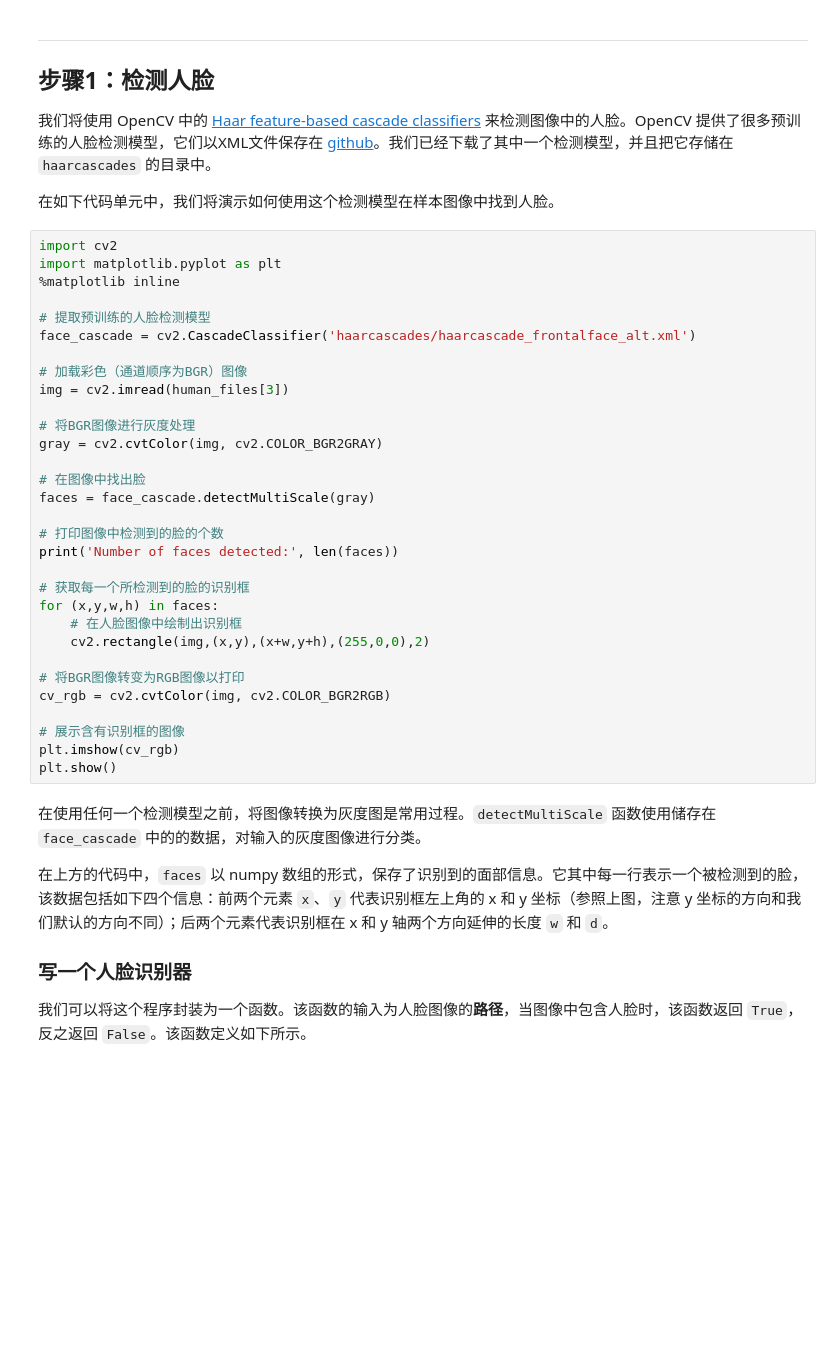
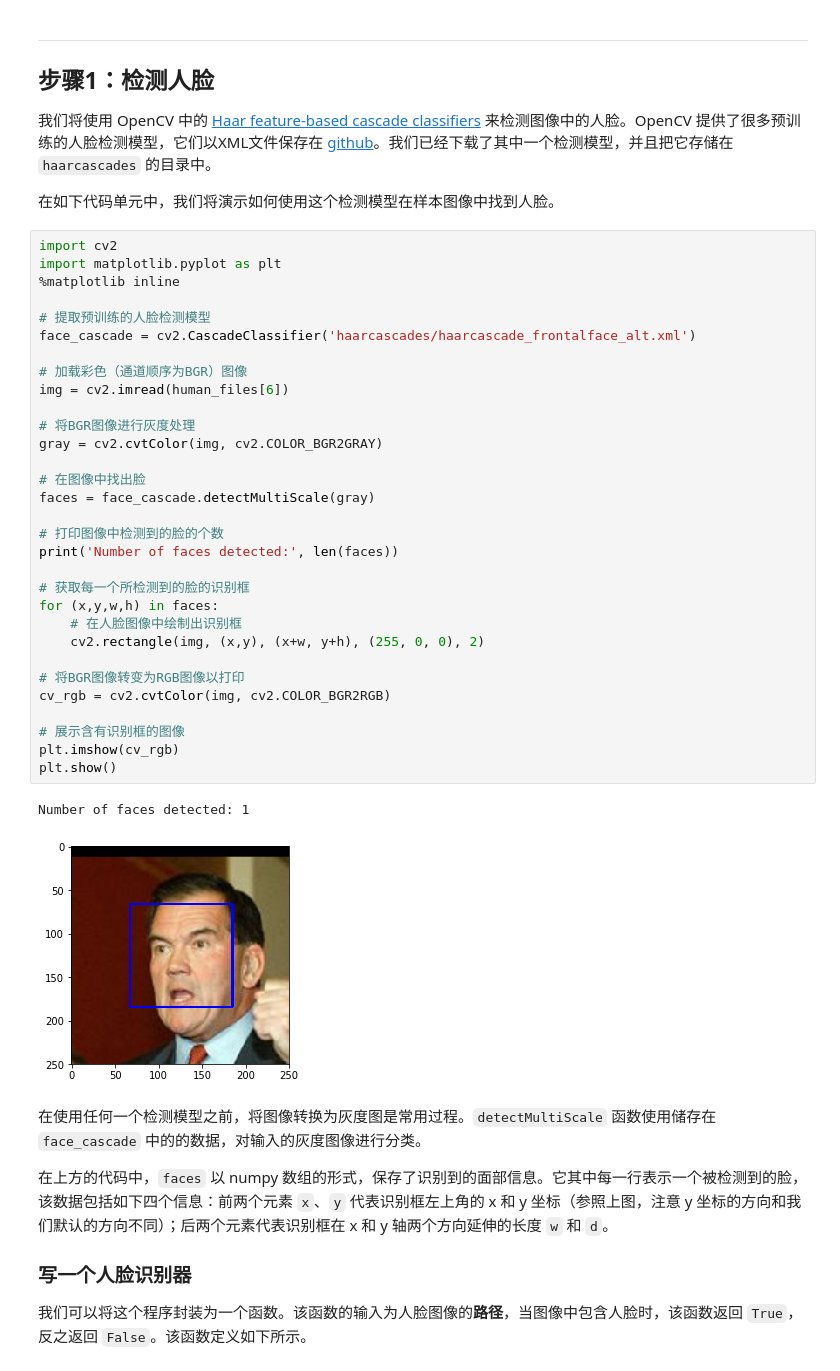
Before and after one commit to chrisway613/dog_projocet, a Jupyter notebook: dog_app.ipynb, the cells around one changed output. Saved outputs shown, nothing was run; the diff lists cells and outputs as text; blank space fills up the shorter version.

```diff
--- a/dog_app.ipynb
+++ b/dog_app.ipynb
@@ -109,34 +121,37 @@ print('There are %d total human images.' % len(human_files))
 # %%
 import cv2
 import matplotlib.pyplot as plt
 %matplotlib inline
 
 # 提取预训练的人脸检测模型
 face_cascade = cv2.CascadeClassifier('haarcascades/haarcascade_frontalface_alt.xml')
 
 # 加载彩色（通道顺序为BGR）图像
-img = cv2.imread(human_files[3])
+img = cv2.imread(human_files[6])
 
 # 将BGR图像进行灰度处理
 gray = cv2.cvtColor(img, cv2.COLOR_BGR2GRAY)
 
 # 在图像中找出脸
 faces = face_cascade.detectMultiScale(gray)
 
 # 打印图像中检测到的脸的个数
 print('Number of faces detected:', len(faces))
 
 # 获取每一个所检测到的脸的识别框
 for (x,y,w,h) in faces:
     # 在人脸图像中绘制出识别框
-    cv2.rectangle(img,(x,y),(x+w,y+h),(255,0,0),2)
+    cv2.rectangle(img, (x,y), (x+w, y+h), (255, 0, 0), 2)
 
 # 将BGR图像转变为RGB图像以打印
 cv_rgb = cv2.cvtColor(img, cv2.COLOR_BGR2RGB)
 
 # 展示含有识别框的图像
 plt.imshow(cv_rgb)
 plt.show()
+# %% [output]
+Number of faces detected: 1
+[figure, added]
 # %% [markdown]
 在使用任何一个检测模型之前，将图像转换为灰度图是常用过程。`detectMultiScale` 函数使用储存在 `face_cascade` 中的的数据，对输入的灰度图像进行分类。
 
```
Also changed, not shown: parts of 46 cells of this notebook, 1 other file.
